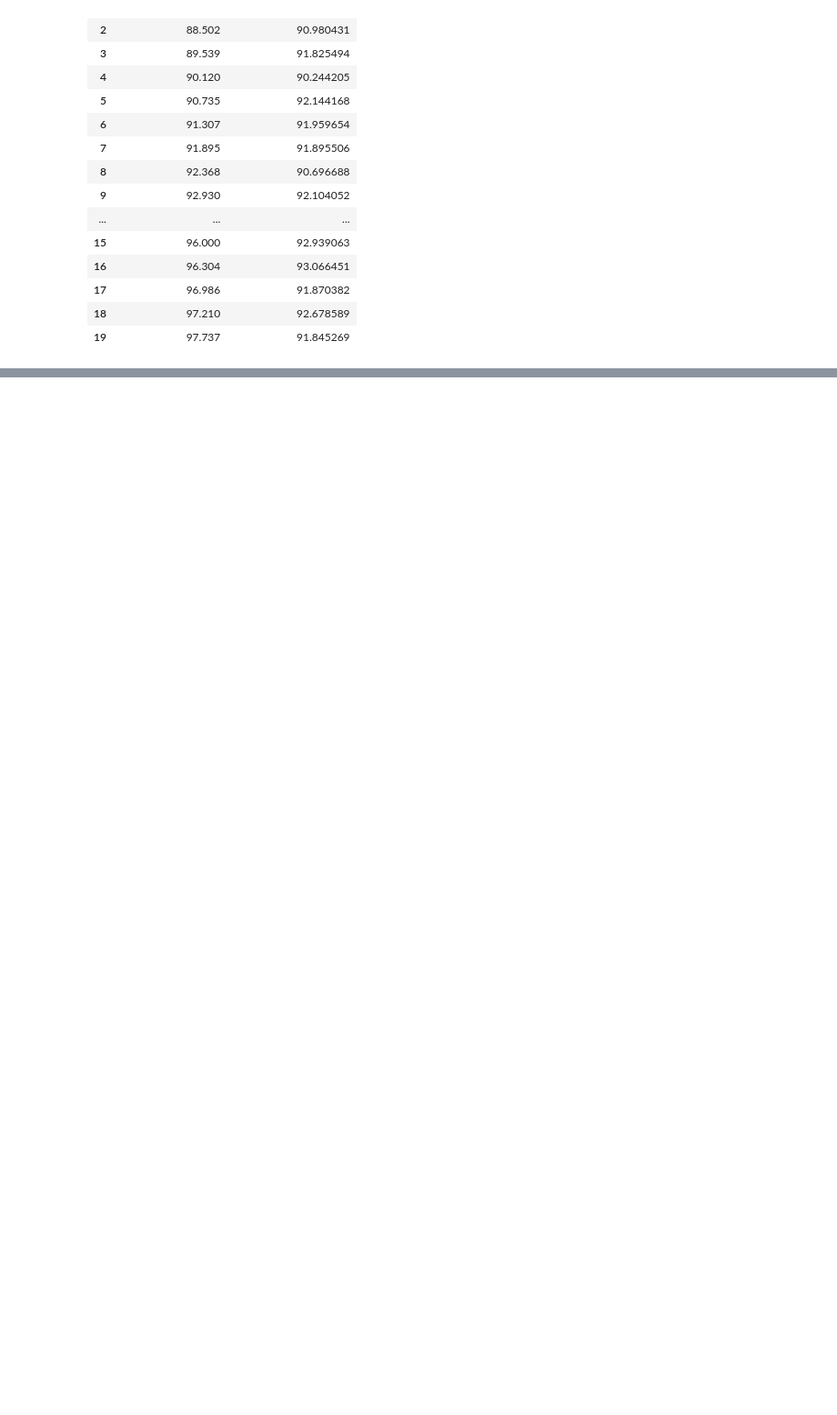
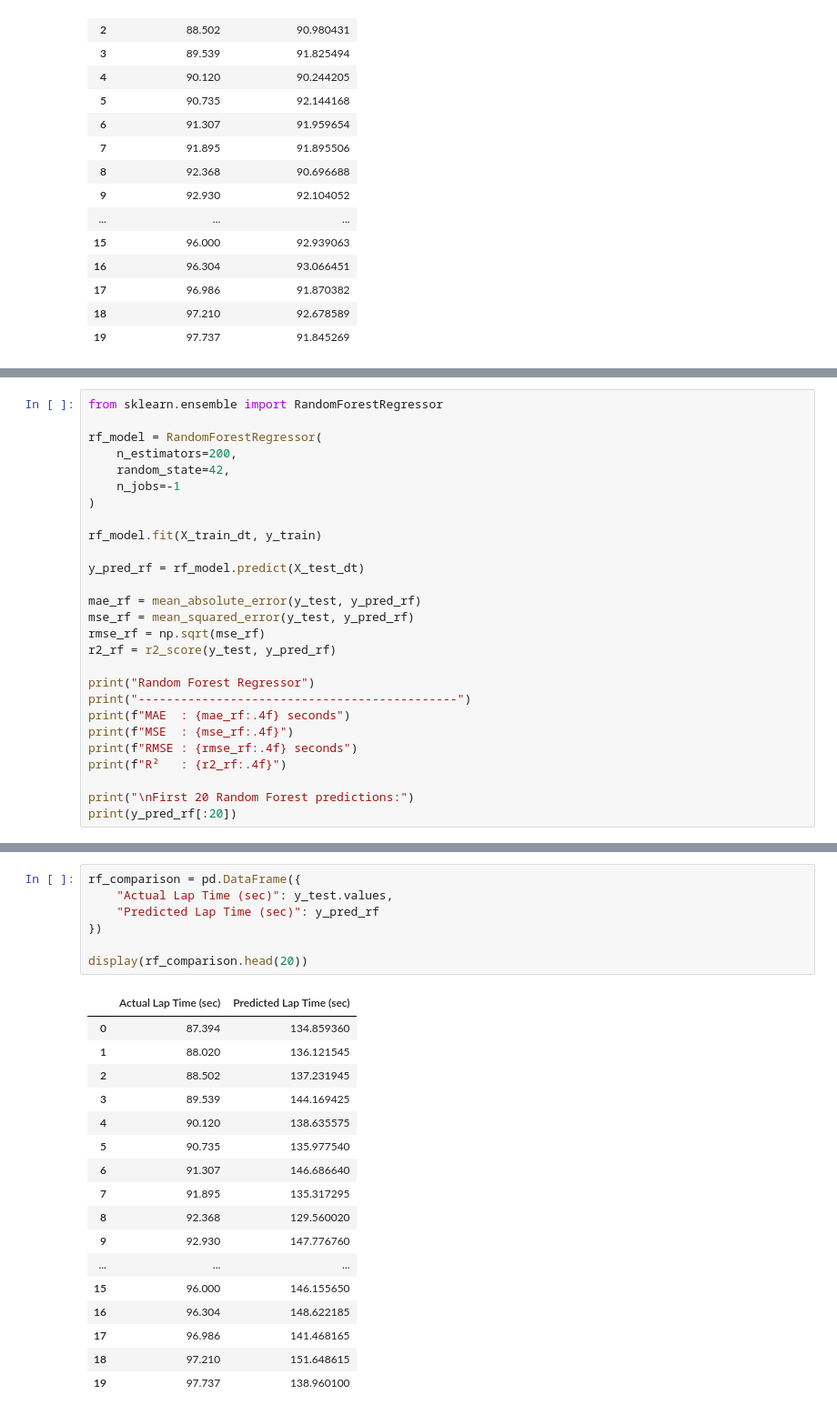
Before and after one commit to TejhashwiniCB/23CSE301-ML-Capstone, a Jupyter notebook: notebooks/regression.ipynb, the cells around one changed output, grey strips where cells are left out. Shown at 91% size. Cells and saved outputs as stored; diff of their text form; blank space fills up the shorter version.

```diff
--- a/notebooks/regression.ipynb
+++ b/notebooks/regression.ipynb
@@ -1027,0 +1109,27 @@ display(elastic_comparison.head(20))
+# %%
+from sklearn.ensemble import RandomForestRegressor
+
+rf_model = RandomForestRegressor(
+    n_estimators=200,
+    random_state=42,
+    n_jobs=-1
+)
+
+rf_model.fit(X_train_dt, y_train)
+
+y_pred_rf = rf_model.predict(X_test_dt)
+
+mae_rf = mean_absolute_error(y_test, y_pred_rf)
+mse_rf = mean_squared_error(y_test, y_pred_rf)
+rmse_rf = np.sqrt(mse_rf)
+r2_rf = r2_score(y_test, y_pred_rf)
+
+print("Random Forest Regressor")
+print("---------------------------------------------")
+print(f"MAE  : {mae_rf:.4f} seconds")
+print(f"MSE  : {mse_rf:.4f}")
+print(f"RMSE : {rmse_rf:.4f} seconds")
+print(f"R²   : {r2_rf:.4f}")
+
+print("\nFirst 20 Random Forest predictions:")
+print(y_pred_rf[:20])
@@ -1027,0 +1149,25 @@ display(elastic_comparison.head(20))
+# %%
+rf_comparison = pd.DataFrame({
+    "Actual Lap Time (sec)": y_test.values,
+    "Predicted Lap Time (sec)": y_pred_rf
+})
+
+display(rf_comparison.head(20))
+# %% [output]
+|  | Actual Lap Time (sec) | Predicted Lap Time (sec) |
+| 0 | 87.394 | 134.859360 |
+| 1 | 88.020 | 136.121545 |
+| 2 | 88.502 | 137.231945 |
+| 3 | 89.539 | 144.169425 |
+| 4 | 90.120 | 138.635575 |
+| 5 | 90.735 | 135.977540 |
+| 6 | 91.307 | 146.686640 |
+| 7 | 91.895 | 135.317295 |
+| 8 | 92.368 | 129.560020 |
+| 9 | 92.930 | 147.776760 |
+| ... | ... | ... |
+| 15 | 96.000 | 146.155650 |
+| 16 | 96.304 | 148.622185 |
+| 17 | 96.986 | 141.468165 |
+| 18 | 97.210 | 151.648615 |
+| 19 | 97.737 | 138.960100 |
```
Also changed, not shown: parts of 33 cells of this notebook.
